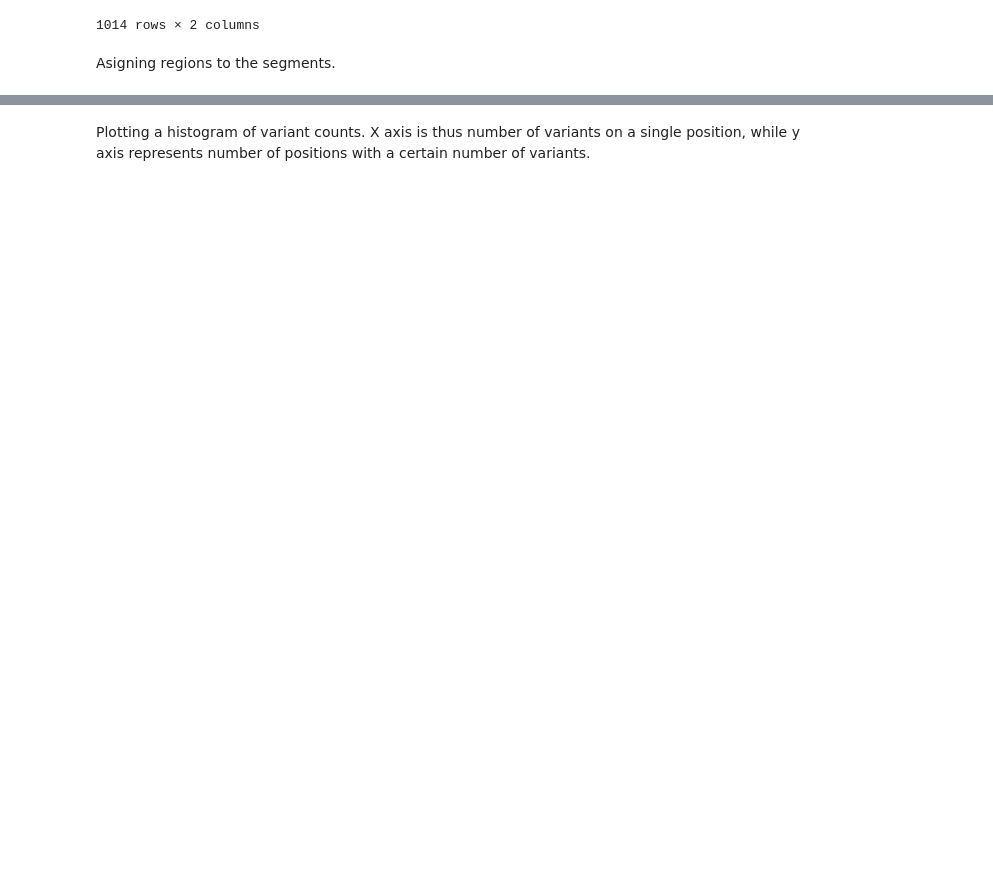
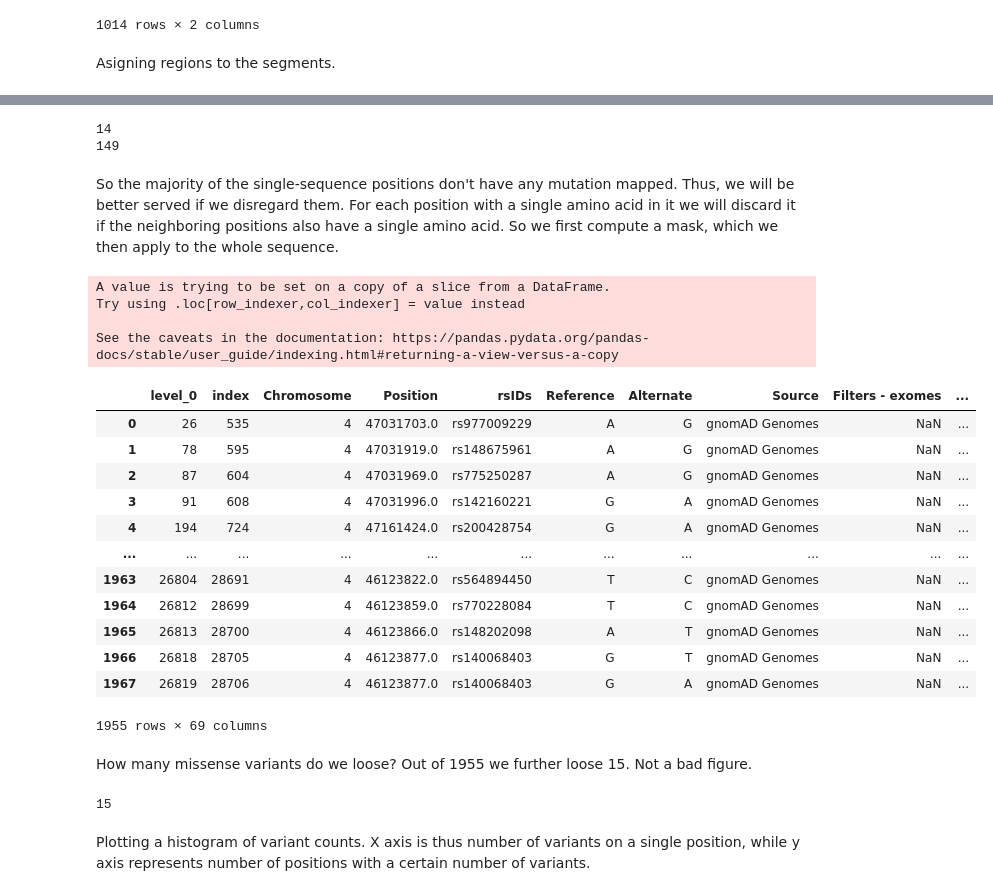
Before and after one commit to JureFabjan/gnomAD, a Jupyter notebook: Processing.ipynb, the cells around one changed output, grey strips where cells are left out. Saved outputs shown, nothing was run; the diff lists cells and outputs as text; code cells hidden in the pictures; blank space fills up the shorter version.

```diff
--- a/Processing.ipynb
+++ b/Processing.ipynb
@@ -747,3 +809,41 @@ See the caveats in the documentation: https://pandas.pydata.org/pandas-docs/stab
+# %%
+positional_variants = numpy.array([(found_missense["AA Referenced"] == i).sum() for i in range(0, len(alignment[0]))])
+print(((positional_variants > 0) & (positional_count == 1)).sum())
+print((positional_count == 1).sum())
+# %% [output]
+14
+149
+# %% [markdown]
+So the majority of the single-sequence positions don't have any mutation mapped. Thus, we will be better served if we disregard them. For each position with a single amino acid in it we will discard it if the neighboring positions also have a single amino acid. So we first compute a mask, which we then apply to the whole sequence.
+# %%
+ali_class.filter_sequence()
+
+found_missense["AA Referenced_filtered"] = found_missense.apply(lambda y: ali_class.convert_to_filtered(y["AA Referenced"]), axis=1)
+found_missense
+# %% [output]
+A value is trying to be set on a copy of a slice from a DataFrame.
+Try using .loc[row_indexer,col_indexer] = value instead
+
+See the caveats in the documentation: https://pandas.pydata.org/pandas-docs/stable/user_guide/indexing.html#returning-a-view-versus-a-copy
+|  | level_0 | index | Chromosome | Position | rsIDs | Reference | Alternate | Source | Filters - exomes | ... |
+| 0 | 26 | 535 | 4 | 47031703.0 | rs977009229 | A | G | gnomAD Genomes | NaN | ... |
+| 1 | 78 | 595 | 4 | 47031919.0 | rs148675961 | A | G | gnomAD Genomes | NaN | ... |
+| 2 | 87 | 604 | 4 | 47031969.0 | rs775250287 | A | G | gnomAD Genomes | NaN | ... |
+| 3 | 91 | 608 | 4 | 47031996.0 | rs142160221 | G | A | gnomAD Genomes | NaN | ... |
+| 4 | 194 | 724 | 4 | 47161424.0 | rs200428754 | G | A | gnomAD Genomes | NaN | ... |
+| ... | ... | ... | ... | ... | ... | ... | ... | ... | ... | ... |
+| 1963 | 26804 | 28691 | 4 | 46123822.0 | rs564894450 | T | C | gnomAD Genomes | NaN | ... |
+| 1964 | 26812 | 28699 | 4 | 46123859.0 | rs770228084 | T | C | gnomAD Genomes | NaN | ... |
+| 1965 | 26813 | 28700 | 4 | 46123866.0 | rs148202098 | A | T | gnomAD Genomes | NaN | ... |
+| 1966 | 26818 | 28705 | 4 | 46123877.0 | rs140068403 | G | T | gnomAD Genomes | NaN | ... |
+| 1967 | 26819 | 28706 | 4 | 46123877.0 | rs140068403 | G | A | gnomAD Genomes | NaN | ... |
+1955 rows × 69 columns
+# %% [markdown]
+How many missense variants do we loose? Out of 1955 we further loose 15. Not a bad figure.
+# %%
+sum(found_missense["AA Referenced_filtered"] == -1)
+# %% [output]
+15
 # %% [markdown]
 Plotting a histogram of variant counts. X axis is thus number of variants on a single position, while y axis represents number of positions with a certain number of variants.
 # %%
```
Also changed, not shown: parts of 39 cells of this notebook.
